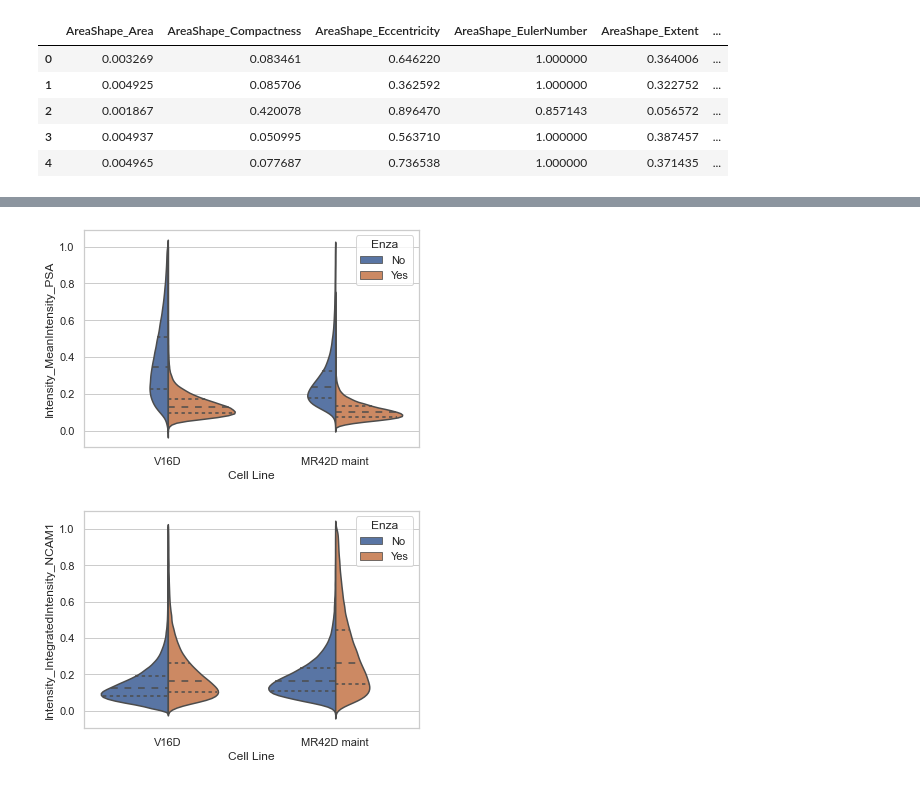
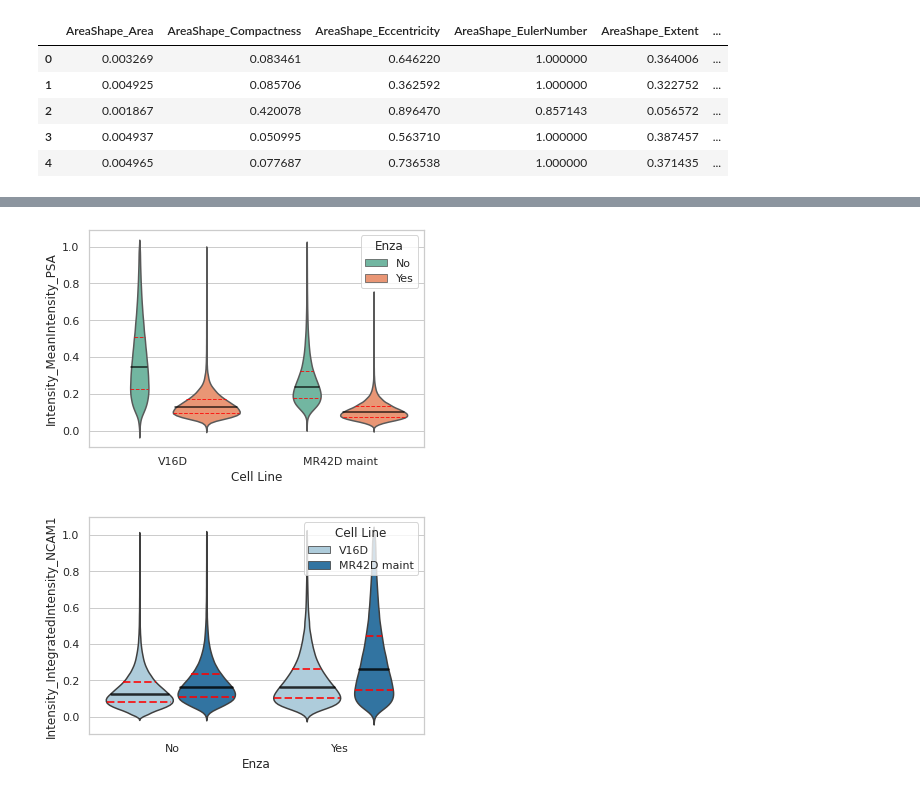
Before and after one commit to halliganbs/violin_facet_gird, a Jupyter notebook: violin_plot.ipynb, the cells around one changed output, grey strips where cells are left out. Saved outputs shown, nothing was run; the diff lists cells and outputs as text; code cells hidden in the pictures.

Commit message:
cleaned svg plots

```diff
--- a/violin_plot.ipynb
+++ b/violin_plot.ipynb
@@ -76,3 +69,13 @@ df_scaled.head()
 # %%
 fd = df_scaled.loc[df_scaled['AreaShape_Compactness']<=0.4]
-sns.violinplot(data = fd, y='AreaShape_Compactness', x='Cell Line', hue='Enza', split=True,inner="quartile")
+ax = sns.violinplot(data = fd, y='AreaShape_Compactness', x='Cell Line', hue='Enza', split=True,inner="quartile")
+for l in ax.lines:
+    l.set_linestyle('--')
+    l.set_linewidth(0.6)
+    l.set_color('red')
+    l.set_alpha(0.8)
+for l in ax.lines[1::3]:
+    l.set_linestyle('-')
+    l.set_linewidth(1.2)
+    l.set_color('black')
+    l.set_alpha(0.8)
@@ -159,5 +93,9 @@ sns.violinplot(data = df, y='Intensity_MeanIntensity_PSA', x='Cell Line', hue='E
 # %%
 # fd = df_scaled.loc[df_scaled['Intensity_MeanIntensity_PSA']<=0.2]
+
+sns.color_palette("hls", 8)
+
+
 
 fd = df_scaled[df_scaled.columns.difference(['Cell Line', 'Enza', 'NCAM', 'PSA']).values] * 5
 
@@ -165,17 +103,52 @@ fd = fd.loc[fd['Intensity_MeanIntensity_PSA']<=1.0]
 
 
 fd[['Cell Line', 'Enza', 'NCAM', 'PSA']] = dt[['Cell Line', 'Enza', 'NCAM', 'PSA']]
-in_plot = sns.violinplot(data = fd, y='Intensity_MeanIntensity_PSA', x='Cell Line', hue='Enza', split=True, inner="quartile")
+in_plot = sns.violinplot(data = fd,
+                         y='Intensity_MeanIntensity_PSA',
+                         x='Cell Line',
+                         hue='Enza', inner="quartile",
+                         palette='Set2'
+                        )
+
+for l in in_plot.lines:
+    l.set_linestyle('--')
+    l.set_linewidth(1.0)
+    l.set_color('red')
+    l.set_alpha(0.8)
+for l in in_plot.lines[1::3]:
+    l.set_linestyle('-')
+    l.set_linewidth(1.5)
+    l.set_color('black')
+    l.set_alpha(0.8)
+
+
 in_fig = in_plot.get_figure()
-in_fig.savefig('Intensity_MeanIntensity_PSA.png')
+plt.savefig('Intensity_MeanIntensity_PSA.svg', format='svg')
 # %% [output]
-[figure, old version]
+[figure, new version]
 # %%
-fd = df_scaled[df_scaled.columns.difference(['Cell Line', 'Enza', 'NCAM', 'PSA']).values]*20
-fd[['Cell Line', 'Enza', 'NCAM', 'PSA']] = dt[['Cell Line', 'Enza', 'NCAM', 'PSA']]
-fd = fd.loc[fd['Intensity_IntegratedIntensity_NCAM1']<=1.0]
-plot = sns.violinplot(data =fd, y='Intensity_IntegratedIntensity_NCAM1', x='Cell Line', hue='Enza', split=True, inner="quartile")
-fig = plot.get_figure()
-fig.savefig('Intensity_IntegratedIntensity_NCAM1.png')
+dat = df_scaled[df_scaled.columns.difference(['Cell Line', 'Enza', 'NCAM', 'PSA']).values]*20
+dat[['Cell Line', 'Enza', 'NCAM', 'PSA']] = dt[['Cell Line', 'Enza', 'NCAM', 'PSA']]
+dat  = dat.loc[dat['Intensity_IntegratedIntensity_NCAM1']<=1.0]
+ax =sns.violinplot(data=dat,
+                    x='Enza',
+                    y='Intensity_IntegratedIntensity_NCAM1',
+                    hue='Cell Line', palette='Paired',
+                    inner="quartile")
+
+for l in ax.lines:
+    l.set_linestyle('--')
+    l.set_linewidth(2.0)
+    l.set_color('red')
+    l.set_alpha(0.8)
+for l in ax.lines[1::3]:
+    l.set_linestyle('-')
+    l.set_linewidth(2.5)
+    l.set_color('black')
+    l.set_alpha(0.8)
+
+# plt.legend(bbox_to_anchor=(1.05, 1), loc=2, borderaxespad=0.)
+# ax.grid(False)
+plt.savefig('Intensity_IntegratedIntensity_NCAM1.svg', format='svg')
 # %% [output]
-[figure, old version]
+[figure, new version]
```
Also changed, not shown: parts of 13 cells of this notebook.
